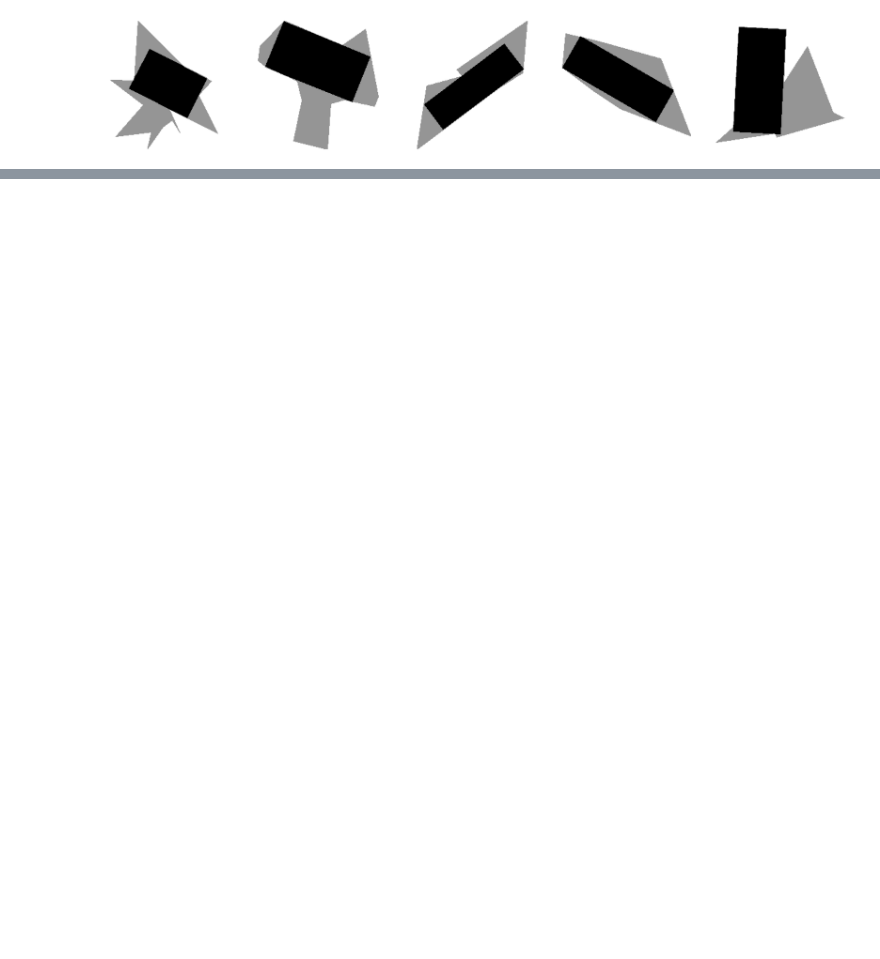
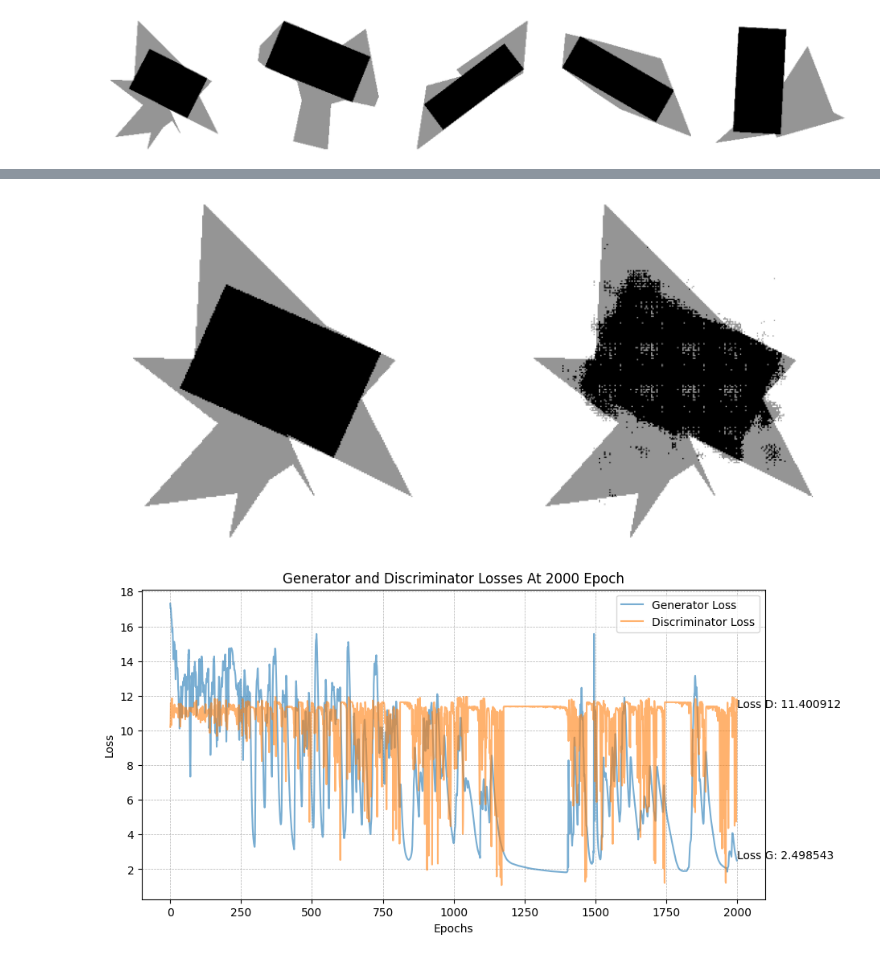
Before and after one commit to PARKCHEOLHEE-lab/gan-exer, a Jupyter notebook: lirGAN/lirGAN.ipynb, the cells around one changed output, grey strips where cells are left out. Cells and saved outputs as stored; diff of their text form; code cells hidden in the pictures; blank space fills up the shorter version.

```diff
--- a/lirGAN/lirGAN.ipynb
+++ b/lirGAN/lirGAN.ipynb
@@ -77,20 +83,24 @@ lir_gan_trainer.train()
 # %%
 """Test to train models with Geometric loss function & no Tanh"""
 
 lir_generator = LirGenerator(use_tanh=False)
 lir_discriminator = LirDiscriminator()
 lir_geometric_loss_function = LirGeometricLoss(bce_weight=1.0, diou_weight=2.0, feasibility_weight=5.0)
 
 lir_gan_trainer = LirGanTrainer(
+    epochs=2000,
     lir_generator=lir_generator,
     lir_discriminator=lir_discriminator,
     lir_dataloader=lir_dataloader,
     lir_geometric_loss_function=lir_geometric_loss_function,
     initial_weights_key=ModelConfig.XAVIER,
     use_gradient_penalty=True,
 )
 
 lir_gan_trainer.train()
+# %% [output]
+[figure, added]
+[figure, added]
 # %%
 """Test to train models with Geometric loss function & Tanh"""
 
```
Also changed, not shown: parts of 3 cells of this notebook.
